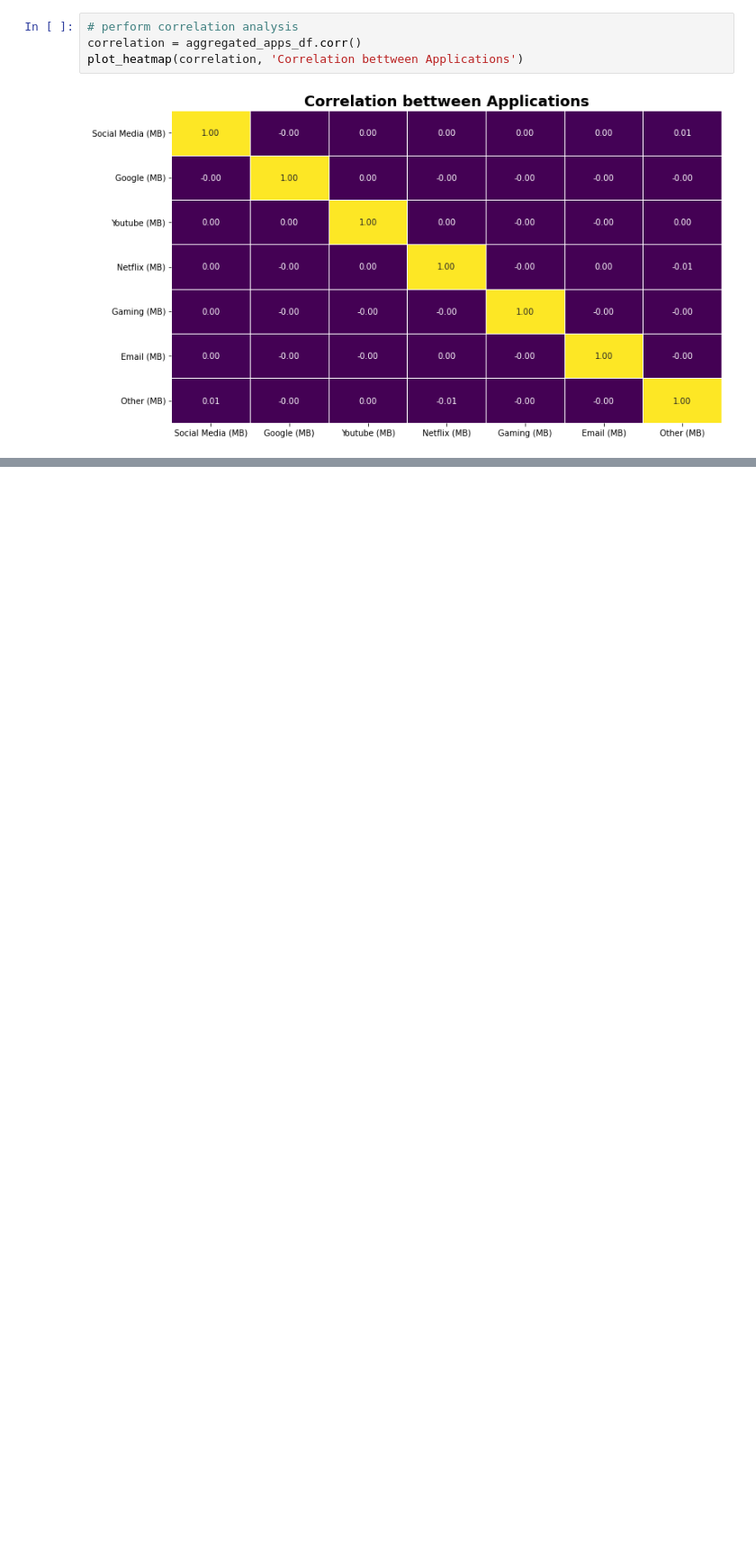
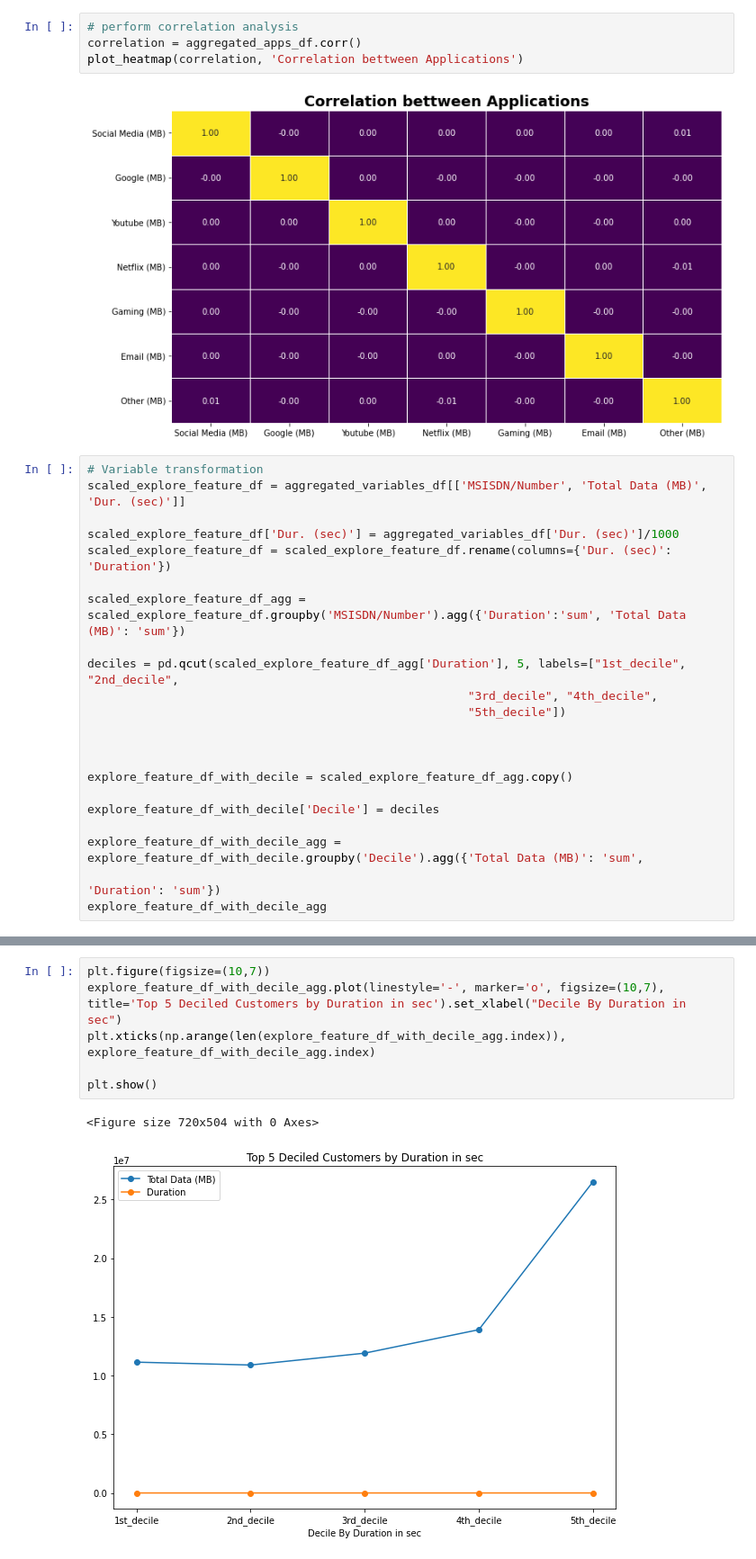
Before and after one commit to YohansSamuel/TeleCom-Data-Analysis, a Jupyter notebook: notebooks/Task-1-User_Overview_Analysis.ipynb, the cells around one changed output, grey strips where cells are left out. Shown at 90% size. Saved outputs shown, nothing was run; the diff lists cells and outputs as text; blank space fills up the shorter version.

Commit message:
add variable transformation

```diff
--- a/notebooks/Task-1-User_Overview_Analysis.ipynb
+++ b/notebooks/Task-1-User_Overview_Analysis.ipynb
@@ -417,3 +428,25 @@ correlation = aggregated_apps_df.corr()
 plot_heatmap(correlation, 'Correlation bettween Applications')
 # %% [output]
 [figure]
+# %%
+# Variable transformation
+scaled_explore_feature_df = aggregated_variables_df[['MSISDN/Number', 'Total Data (MB)', 'Dur. (sec)']]
+
+scaled_explore_feature_df['Dur. (sec)'] = aggregated_variables_df['Dur. (sec)']/1000
+scaled_explore_feature_df = scaled_explore_feature_df.rename(columns={'Dur. (sec)': 'Duration'})
+
+scaled_explore_feature_df_agg = scaled_explore_feature_df.groupby('MSISDN/Number').agg({'Duration':'sum', 'Total Data (MB)': 'sum'})
+
+deciles = pd.qcut(scaled_explore_feature_df_agg['Duration'], 5, labels=["1st_decile", "2nd_decile",
+                                                      "3rd_decile", "4th_decile",
+                                                      "5th_decile"])
+
+
+
+explore_feature_df_with_decile = scaled_explore_feature_df_agg.copy()
+
+explore_feature_df_with_decile['Decile'] = deciles
+
+explore_feature_df_with_decile_agg = explore_feature_df_with_decile.groupby('Decile').agg({'Total Data (MB)': 'sum',
+                                                                                           'Duration': 'sum'})
+explore_feature_df_with_decile_agg
@@ -419,0 +461,9 @@ plot_heatmap(correlation, 'Correlation bettween Applications')
+# %%
+plt.figure(figsize=(10,7))
+explore_feature_df_with_decile_agg.plot(linestyle='-', marker='o', figsize=(10,7), title='Top 5 Deciled Customers by Duration in sec').set_xlabel("Decile By Duration in sec")
+plt.xticks(np.arange(len(explore_feature_df_with_decile_agg.index)), explore_feature_df_with_decile_agg.index)
+
+plt.show()
+# %% [output]
+<Figure size 720x504 with 0 Axes>
+[figure, added]
```
Also changed, not shown: parts of 3 cells of this notebook.
